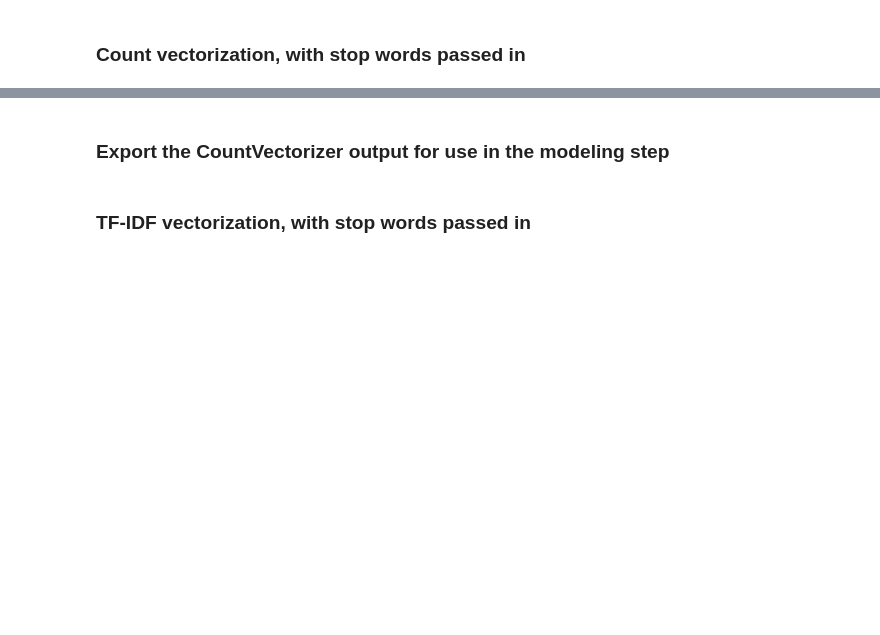
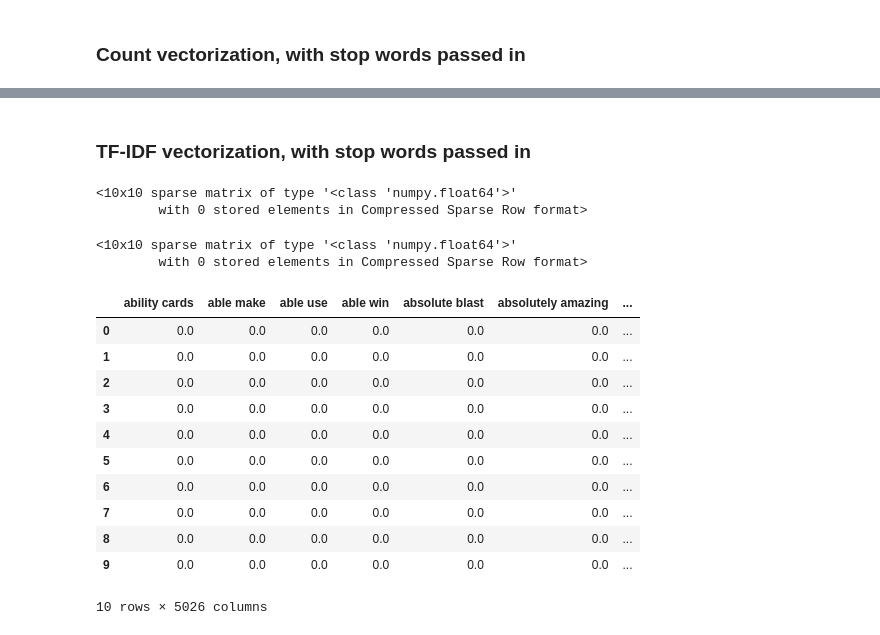
Before and after one commit to squareleaf/game-mechanic-capstone, a Jupyter notebook: Preprocessing_game_review_capstone.ipynb, the cells around one changed output, grey strips where cells are left out. Saved outputs shown, nothing was run; the diff lists cells and outputs as text; code cells hidden in the pictures; blank space fills up the shorter version.

```diff
--- a/Preprocessing_game_review_capstone.ipynb
+++ b/Preprocessing_game_review_capstone.ipynb
@@ -203,2 +235,0 @@ trigram_word_counts_cv_test = pd.DataFrame(trigram_cv_test.toarray(),
-# %% [markdown]
-### Export the CountVectorizer output for use in the modeling step
@@ -211,12 +236,17 @@ trigram_word_counts_cv_test.to_csv('/content/drive/MyDrive/Springboard DS/data/t
 # %% [markdown]
 ### TF-IDF vectorization, with stop words passed in
 # %%
-bigram_tfidf_vectorizer = TfidfVectorizer(ngram_range=(2, 2),
-                                          decode_error='ignore',
-                                          min_df=20, max_df=0.95,
-                                          token_pattern=r'\b[^\d\W]+\b',
-                                          stop_words=full_set_stop_words)
+bigram_tfidf = TfidfVectorizer(ngram_range=(2, 2),
+                               decode_error='ignore',
+                               min_df=20, max_df=0.90,
+                               token_pattern=r'\b[^\d\W]+\b',
+                               stop_words=full_set_stop_words)
 
-bigram_tf = bigram_tfidf_vectorizer.fit_transform(X_train_tf['comment'])
-bigram_tf_test = bigram_tfidf_vectorizer.transform(X_test_tf['comment'])
+bigram_freq_mtx = bigram_tfidf.fit_transform(X_train['comment'])
+bigram_freq_mtx_test = bigram_tfidf.transform(X_test['comment'])
+# %%
+bigram_freq_mtx[:10, :10]
+# %% [output]
+<10x10 sparse matrix of type '<class 'numpy.float64'>'
+        with 0 stored elements in Compressed Sparse Row format>
 # %%
@@ -231,9 +261,29 @@ trigram_tf_test = trigram_tfidf_vectorizer.transform(X_test_tf['comment'])
+# %%
+trigram_freq_mtx[:10, :10]
+# %% [output]
+<10x10 sparse matrix of type '<class 'numpy.float64'>'
+        with 0 stored elements in Compressed Sparse Row format>
 # %%
-bigram_tf_columns = bigram_tfidf_vectorizer.get_feature_names_out()
+bigrams_columns = bigram_tfidf.get_feature_names_out()
 
-bigram_word_counts_tf = pd.DataFrame(bigram_tf.toarray(),
-                                     columns=bigram_tf_columns)
+bigram_word_counts = pd.DataFrame(bigram_freq_mtx.toarray(),
+                                  columns=bigrams_columns)
 
-bigram_word_counts_tf_test = pd.DataFrame(bigram_tf_test.toarray(),
-                                     columns=bigram_tf_columns)
+bigram_word_counts_test = pd.DataFrame(bigram_freq_mtx_test.toarray(),
+                                       columns=bigrams_columns)
+
+bigram_word_counts.head(n=10)
+# %% [output]
+|  | ability cards | able make | able use | able win | absolute blast | absolutely amazing | ... |
+| 0 | 0.0 | 0.0 | 0.0 | 0.0 | 0.0 | 0.0 | ... |
+| 1 | 0.0 | 0.0 | 0.0 | 0.0 | 0.0 | 0.0 | ... |
+| 2 | 0.0 | 0.0 | 0.0 | 0.0 | 0.0 | 0.0 | ... |
+| 3 | 0.0 | 0.0 | 0.0 | 0.0 | 0.0 | 0.0 | ... |
+| 4 | 0.0 | 0.0 | 0.0 | 0.0 | 0.0 | 0.0 | ... |
+| 5 | 0.0 | 0.0 | 0.0 | 0.0 | 0.0 | 0.0 | ... |
+| 6 | 0.0 | 0.0 | 0.0 | 0.0 | 0.0 | 0.0 | ... |
+| 7 | 0.0 | 0.0 | 0.0 | 0.0 | 0.0 | 0.0 | ... |
+| 8 | 0.0 | 0.0 | 0.0 | 0.0 | 0.0 | 0.0 | ... |
+| 9 | 0.0 | 0.0 | 0.0 | 0.0 | 0.0 | 0.0 | ... |
+10 rows × 5026 columns
 # %%
```
Also changed, not shown: parts of 31 cells of this notebook, 1 other file.
